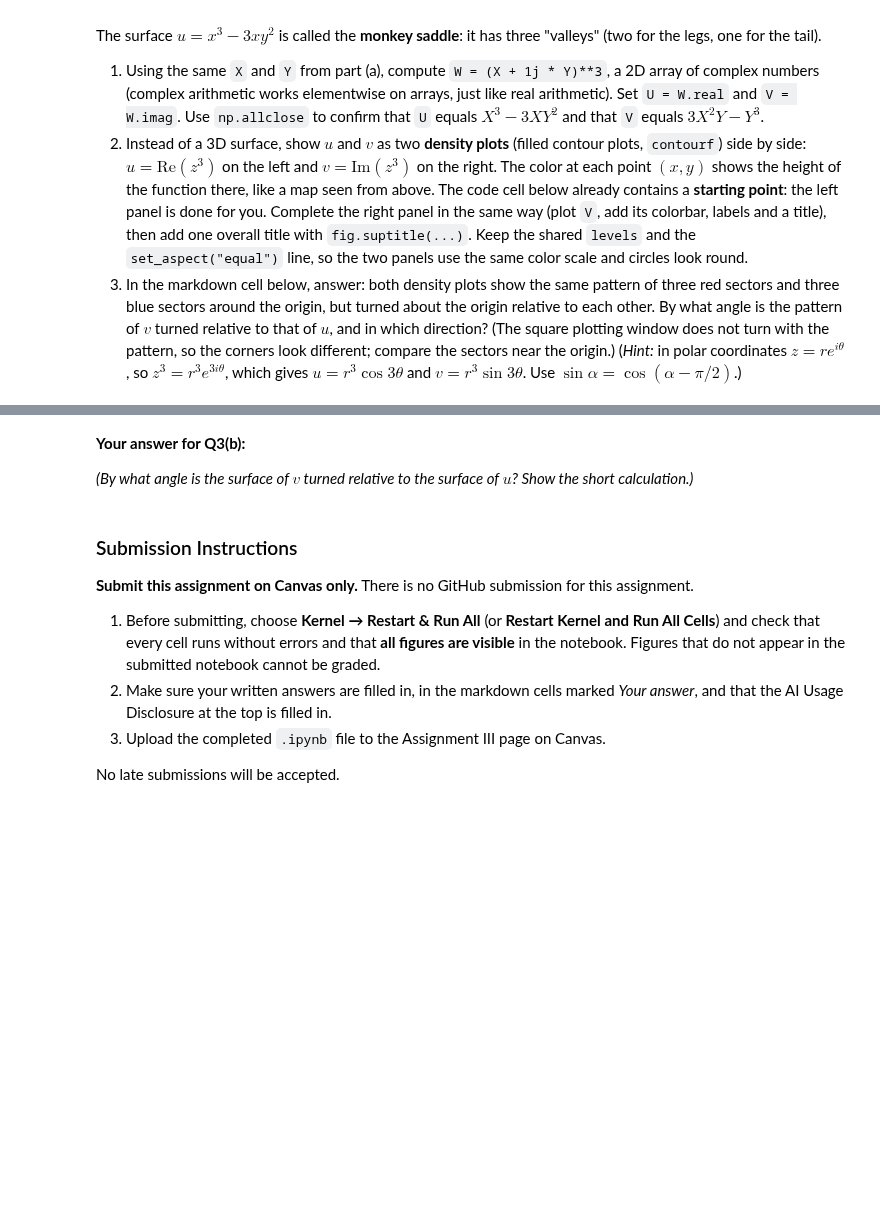
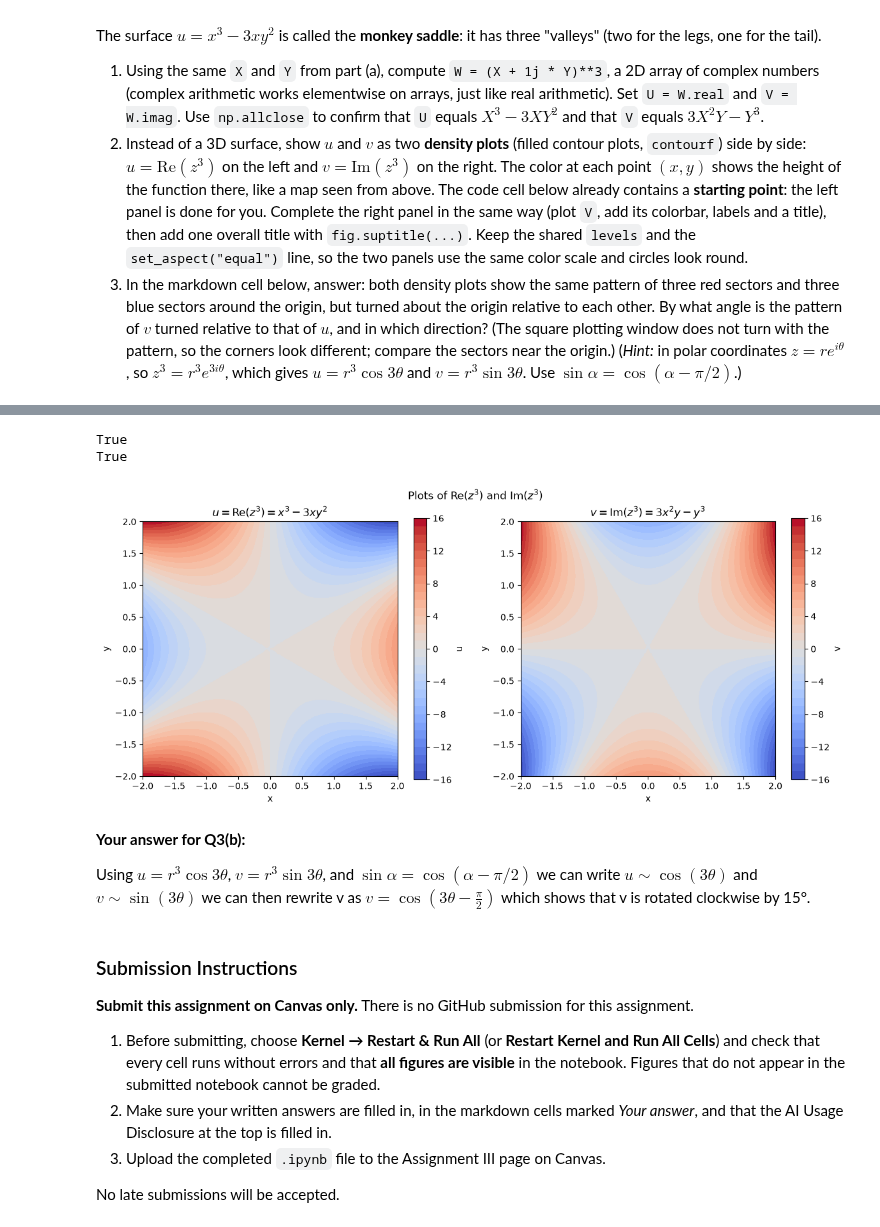
Before and after one commit to rl897/wsu_math300_myversion, a Jupyter notebook: assignments/assignmentIII.ipynb, the cells around one changed output, grey strips where cells are left out. Drawn from its saved outputs; the diff is of its cells as text; code cells hidden in the pictures; blank space fills up the shorter version.

```diff
--- a/assignments/assignmentIII.ipynb
+++ b/assignments/assignmentIII.ipynb
@@ -172,30 +299,41 @@ The surface $u = x^3 - 3xy^2$ is called the **monkey saddle**: it has three "val
 # %%
-# TODO: your code for Q3(b) here
-# Step 1: compute W, U, V and check them with np.allclose (your code)
+W = (X + 1j * Y)**3
+U = W.real
+V = W.imag
 
+print(np.allclose(U, X**3 - 3 * X * Y**2))
+print(np.allclose(V, 3 * X**2 * Y - Y**3))
 
-# Step 2: density plots (starting point: the left panel is done, complete the right panel)
-levels = np.linspace(-16, 16, 33)              # the same color levels for both panels
+levels = np.linspace(-16, 16, 33)
 fig, axs = plt.subplots(1, 2, figsize=(12, 5))
 
-cf0 = axs[0].contourf(X, Y, U, levels=levels, cmap="coolwarm")   # filled contour ("density") plot of U
+cf0 = axs[0].contourf(X, Y, U, levels=levels, cmap="coolwarm")
 fig.colorbar(cf0, ax=axs[0], label="u")
 axs[0].set_xlabel("x")
 axs[0].set_ylabel("y")
 axs[0].set_title(r"$u = \mathrm{Re}(z^3) = x^3 - 3xy^2$")
-axs[0].set_aspect("equal")                     # one unit in x has the same length as one unit in y
+axs[0].set_aspect("equal")
 
-# TODO: the right panel axs[1], showing V in the same way
+cf1 = axs[1].contourf(X, Y, V, levels=levels, cmap="coolwarm")
+fig.colorbar(cf1, ax=axs[1], label="v")
+axs[1].set_xlabel("x")
+axs[1].set_ylabel("y")
+axs[1].set_title(r"$v = \mathrm{Im}(z^3) = 3x^2y - y^3$")
+axs[1].set_aspect("equal")
 
-
+fig.suptitle(r"Plots of $\mathrm{Re}(z^3)$ and $\mathrm{Im}(z^3)$")
 # TODO: an overall title with fig.suptitle(...)
 
 plt.tight_layout()
 plt.show()
+# %% [output]
+True
+True
+[figure, added]
 # %% [markdown]
 **Your answer for Q3(b):**
 
-*(By what angle is the surface of $v$ turned relative to the surface of $u$? Show the short calculation.)*
+Using $u = r^3\cos 3\theta$, $v = r^3 \sin 3\theta$, and $\sin \alpha = \cos(\alpha - \pi/2)$ we can write $u\sim \cos(3\theta)$ and $v\sim \sin(3\theta)$ we can then rewrite v as $v = \cos(3\theta - \frac{\pi}{2})$ which shows that v is rotated clockwise by 15&deg;.
 # %% [markdown]
 ### Submission Instructions
 
```
Also changed, not shown: parts of 9 cells of this notebook.
